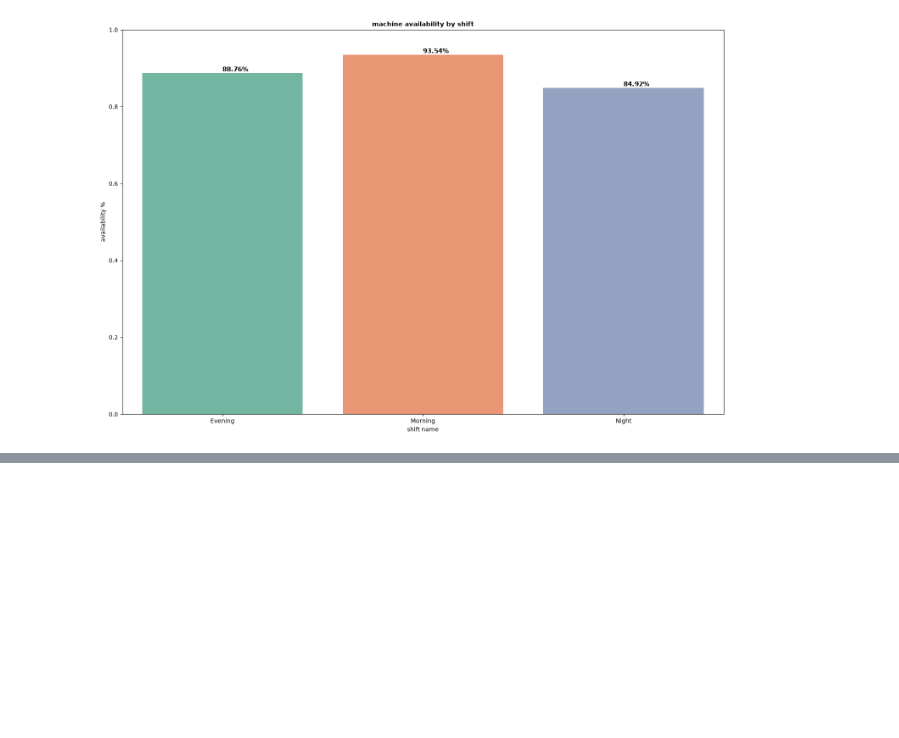
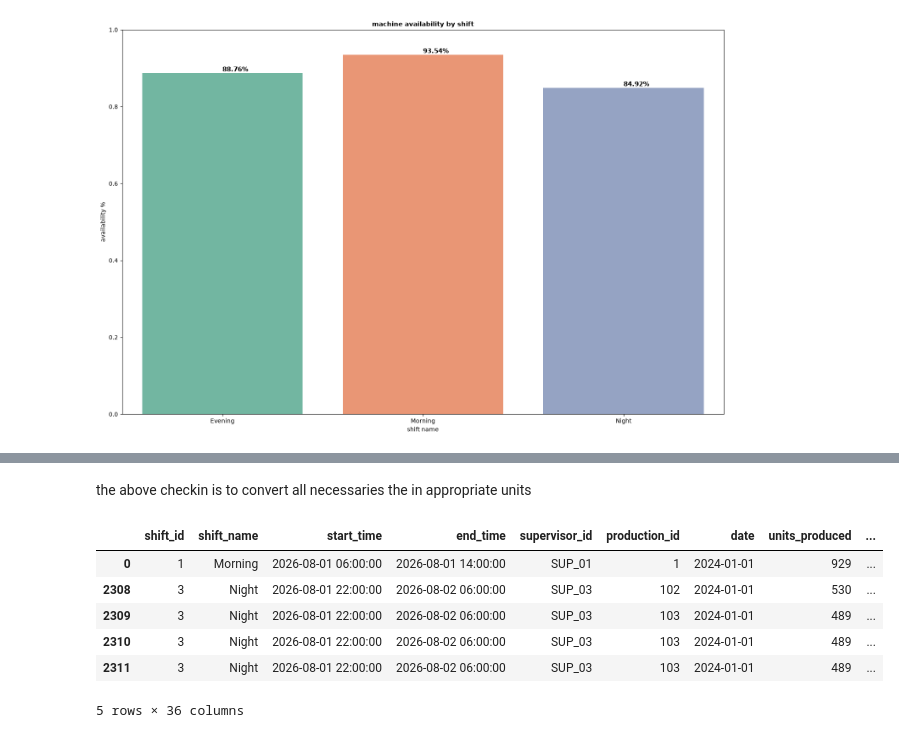
Before and after one commit to victoroluikpe/Nordex-shift-optimization-system, a Jupyter notebook: n/data_processing.ipynb, the cells around one changed output, grey strips where cells are left out. Cells and saved outputs as stored; diff of their text form; code cells hidden in the pictures; blank space fills up the shorter version.

```diff
--- a/n/data_processing.ipynb
+++ b/n/data_processing.ipynb
@@ -525,0 +719,34 @@ plt.show()
+# %% [markdown]
+the above checkin is to convert all necessaries the in appropriate units
+# %%
+# parsing date
+
+shift_data['start_time'] = pd.to_datetime(shift_data['start_time'])
+shift_data['end_time'] = pd. to_datetime(shift_data['end_time'])
+
+# fixing overnight shifts where end_time is less than start_time
+mask = shift_data['end_time'] < shift_data['start_time']
+shift_data.loc[mask, 'end_time'] = shift_data.loc[mask, 'end_time'] + pd.Timedelta(days = 1)
+
+# 1, shift duration in hours
+shift_data['shift_duration'] = (shift_data['end_time'] - shift_data['start_time']).dt.total_seconds() / 3600
+
+# defect ratio
+shift_data['defect_rate'] = shift_data['defect_count'] / shift_data['units_produced'].replace(0, pd.NA)
+
+# downtime ratio
+shift_data['downtime_ratio'] = shift_data['downtime_minutes'] / (shift_data['shift_duration'] * 60)
+
+# temporal feature features
+shift_data['date'] = pd.to_datetime(shift_data['date']) # first do this conversion for the nxt line to work!
+shift_data['day_of_week'] = shift_data['date'].dt.dayofweek
+
+shift_data.head()
+# %% [output]
+|  | shift_id | shift_name | start_time | end_time | supervisor_id | production_id | date | units_produced | ... |
+| 0 | 1 | Morning | 2026-08-01 06:00:00 | 2026-08-01 14:00:00 | SUP_01 | 1 | 2024-01-01 | 929 | ... |
+| 2308 | 3 | Night | 2026-08-01 22:00:00 | 2026-08-02 06:00:00 | SUP_03 | 102 | 2024-01-01 | 530 | ... |
+| 2309 | 3 | Night | 2026-08-01 22:00:00 | 2026-08-02 06:00:00 | SUP_03 | 103 | 2024-01-01 | 489 | ... |
+| 2310 | 3 | Night | 2026-08-01 22:00:00 | 2026-08-02 06:00:00 | SUP_03 | 103 | 2024-01-01 | 489 | ... |
+| 2311 | 3 | Night | 2026-08-01 22:00:00 | 2026-08-02 06:00:00 | SUP_03 | 103 | 2024-01-01 | 489 | ... |
+5 rows × 36 columns
```
Also changed, not shown: parts of 23 cells of this notebook.
